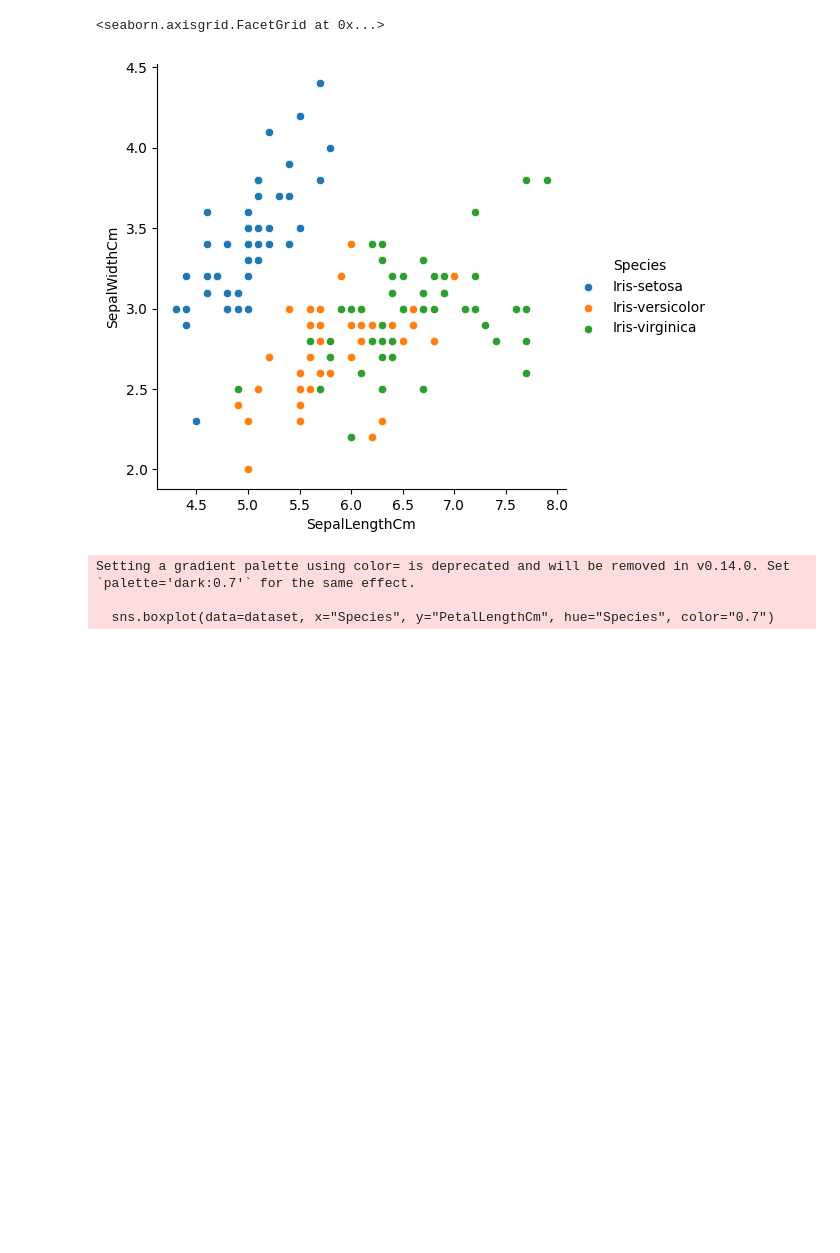
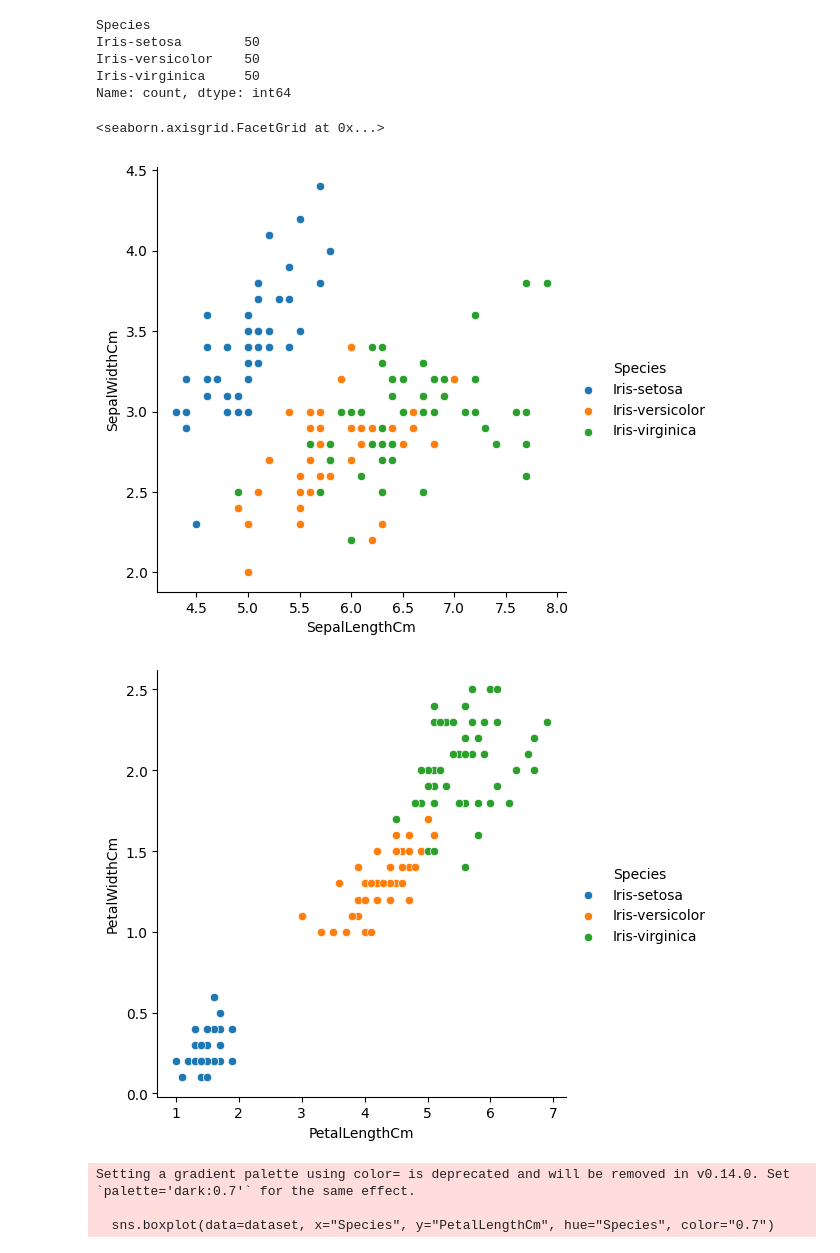
Before and after one commit to mohsin0803/IrisSpecies, a Jupyter notebook: Logistic.ipynb, the cells around one changed output. Saved outputs shown, nothing was run; the diff lists cells and outputs as text; code cells hidden in the pictures; blank space fills up the shorter version.

```diff
--- a/Logistic.ipynb
+++ b/Logistic.ipynb
@@ -1,7 +1,9 @@
 # %%
+import os
 import numpy as np
 import pandas as pd
 import matplotlib.pyplot as plt
 import seaborn as sns
 
-dataset = pd.read_csv(r'C:\Users\Mohsin\.cache\kagglehub\datasets\uciml\iris\versions\2\Iris.csv')
+file_path =os.path.join('datasets','iris','Iris.csv')
+dataset = pd.read_csv(file_path)
@@ -22,8 +37,16 @@ dataset.info
 # %%
+print(dataset["Species"].value_counts())
 sns.FacetGrid(dataset, hue= "Species", height=5).map(sns.scatterplot, "SepalLengthCm", "SepalWidthCm").add_legend()
+sns.FacetGrid(dataset, hue="Species", height=5).map(sns.scatterplot, "PetalLengthCm","PetalWidthCm").add_legend()
 # %% [output]
-<seaborn.axisgrid.FacetGrid at 0x...>
+Species
+Iris-setosa        50
+Iris-versicolor    50
+Iris-virginica     50
+Name: count, dtype: int64
+<seaborn.axisgrid.FacetGrid at 0x...>
 [figure]
+[figure, added]
 # %%
 sns.boxplot(data=dataset, x="Species", y="PetalLengthCm", hue="Species", color="0.7")
 # %% [output]
```
Also changed, not shown: parts of 7 cells of this notebook, 1 other file.
